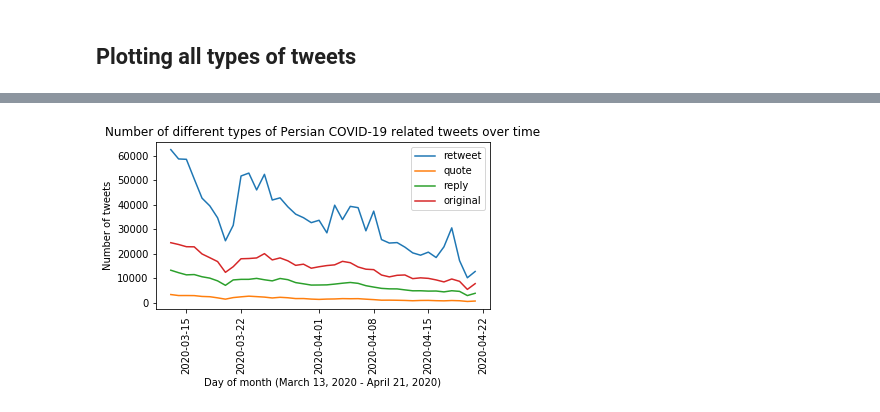
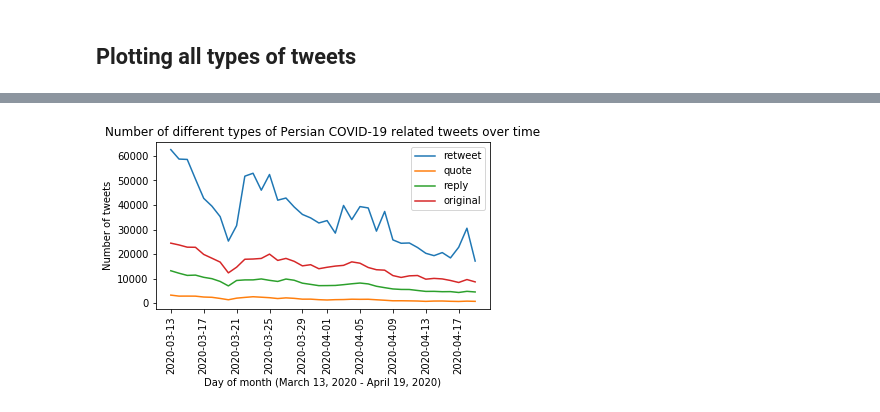
Before and after one commit to phosseini/COVID19-fa, a Jupyter notebook: statistics.ipynb, the cells around one changed output, grey strips where cells are left out. Saved outputs shown, nothing was run; the diff lists cells and outputs as text; code cells hidden in the pictures.

```diff
--- a/statistics.ipynb
+++ b/statistics.ipynb
@@ -117,4 +122,4 @@ plt.show()
 ## Plotting all types of tweets
 # %%
 # reading the number of different types of tweets
-count_df = DataReader().read_tweet_count()
+count_df = DataReader().tweet_count()
@@ -121,11 +146,11 @@ count_df = DataReader().read_tweet_count()
 # %%
-count_dict[1:len(count_dict)-1].set_index('date').plot()
+count_df[1:len(count_df)-3].set_index('date').plot()
 plt.xticks(rotation='vertical')
 plt.title("Number of different types of Persian COVID-19 related tweets over time")
-plt.xlabel("Day of month (March 13, 2020 - April 21, 2020)")
+plt.xlabel("Day of month (March 13, 2020 - April 19, 2020)")
 plt.ylabel("Number of tweets")
 plt.gcf().subplots_adjust(bottom=0.3)
-plt.savefig('iran_statistics.pdf', format="pdf", pad_inches=2)
+plt.savefig('tweet_statistics.pdf', format="pdf", pad_inches=2)
 plt.show()
 # %% [output]
-[figure, old version]
+[figure, new version]
```
Also changed, not shown: parts of 6 cells of this notebook, 2 other files.
